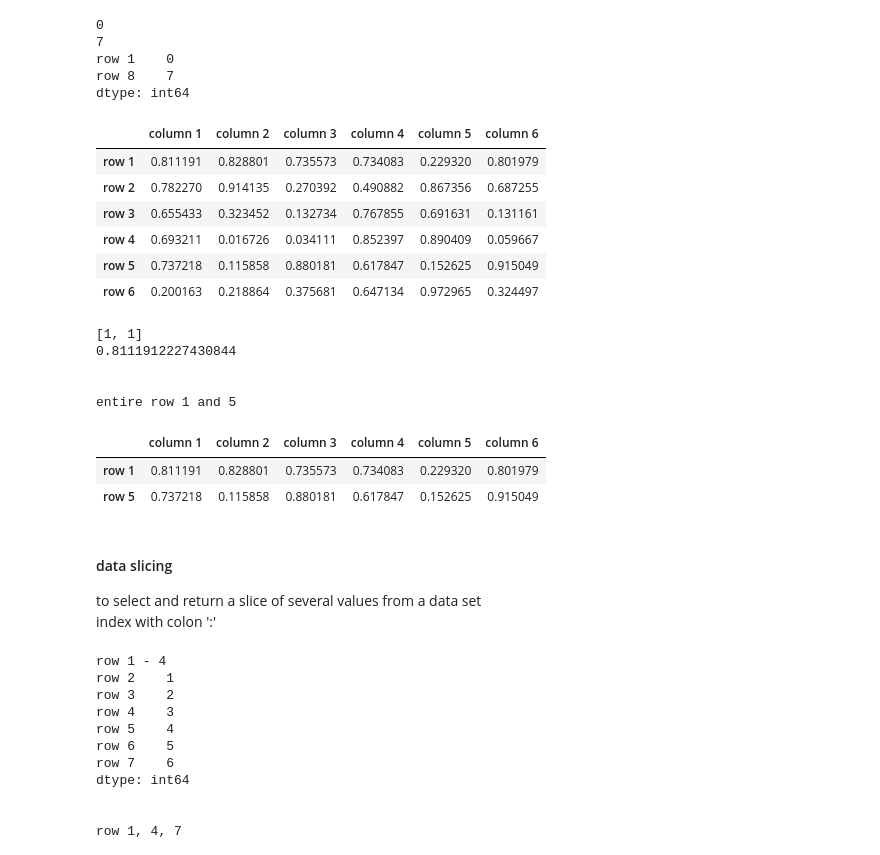
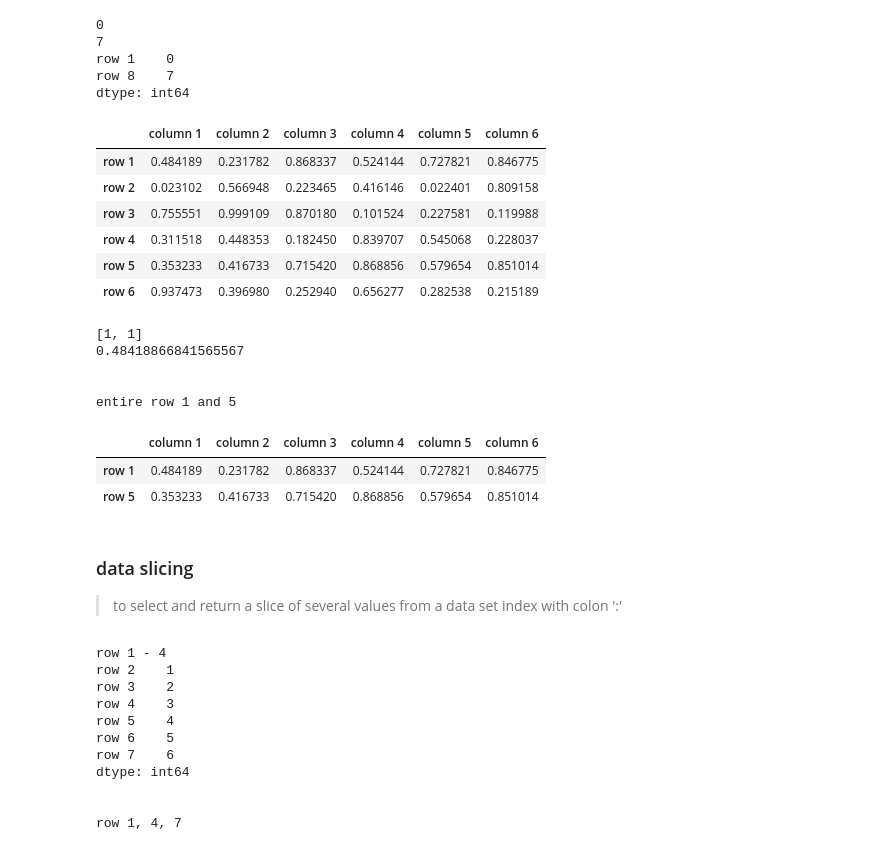
Before and after one commit to jinniethepooh/nlp, a Jupyter notebook: linkedin/basic_data_prep.ipynb, the cells around one changed output. Saved outputs shown, nothing was run; the diff lists cells and outputs as text; code cells hidden in the pictures.

```diff
--- a/linkedin/basic_data_prep.ipynb
+++ b/linkedin/basic_data_prep.ipynb
@@ -69,27 +69,27 @@ dtype: int64
 # %%
 # DataFrame
 # create label index for a dataframe
 df_index_row = []
 df_index_row = index_generator(df_index_row, df_size, 'row')
 df_index_col = []
 df_index_col = index_generator(df_index_col, df_size, 'column')
 
 # create a DataFrame name 'df_obj'
-df_obj = DataFrame(	data=np.random.rand(36).reshape(6, 6),
+df_obj = DataFrame(	data=np.random.rand(df_size ** 2).reshape(df_size, df_size),
 					index=df_index_row,
 					columns=df_index_col
 		)
 
 # display the whole series
 df_obj
 # %% [output]
 |  | column 1 | column 2 | column 3 | column 4 | column 5 | column 6 |
-| row 1 | 0.811191 | 0.828801 | 0.735573 | 0.734083 | 0.229320 | 0.801979 |
-| row 2 | 0.782270 | 0.914135 | 0.270392 | 0.490882 | 0.867356 | 0.687255 |
-| row 3 | 0.655433 | 0.323452 | 0.132734 | 0.767855 | 0.691631 | 0.131161 |
-| row 4 | 0.693211 | 0.016726 | 0.034111 | 0.852397 | 0.890409 | 0.059667 |
-| row 5 | 0.737218 | 0.115858 | 0.880181 | 0.617847 | 0.152625 | 0.915049 |
-| row 6 | 0.200163 | 0.218864 | 0.375681 | 0.647134 | 0.972965 | 0.324497 |
+| row 1 | 0.484189 | 0.231782 | 0.868337 | 0.524144 | 0.727821 | 0.846775 |
+| row 2 | 0.023102 | 0.566948 | 0.223465 | 0.416146 | 0.022401 | 0.809158 |
+| row 3 | 0.755551 | 0.999109 | 0.870180 | 0.101524 | 0.227581 | 0.119988 |
+| row 4 | 0.311518 | 0.448353 | 0.182450 | 0.839707 | 0.545068 | 0.228037 |
+| row 5 | 0.353233 | 0.416733 | 0.715420 | 0.868856 | 0.579654 | 0.851014 |
+| row 6 | 0.937473 | 0.396980 | 0.252940 | 0.656277 | 0.282538 | 0.215189 |
 # %%
 # print the element specified by label index
 print('[1, 1]')
@@ -99,18 +99,17 @@ print('entire row 1 and 5')
 df_obj.loc[['row 1', 'row 5']]
 # %% [output]
 [1, 1]
-0.8111912227430844
+0.48418866841565567
 
 
 entire row 1 and 5
 |  | column 1 | column 2 | column 3 | column 4 | column 5 | column 6 |
-| row 1 | 0.811191 | 0.828801 | 0.735573 | 0.734083 | 0.229320 | 0.801979 |
-| row 5 | 0.737218 | 0.115858 | 0.880181 | 0.617847 | 0.152625 | 0.915049 |
+| row 1 | 0.484189 | 0.231782 | 0.868337 | 0.524144 | 0.727821 | 0.846775 |
+| row 5 | 0.353233 | 0.416733 | 0.715420 | 0.868856 | 0.579654 | 0.851014 |
 # %% [markdown]
-<h4>data slicing</h4>
-<p>to select and return a slice of several values from a data set<br>
-index with colon ':'
-</p>
+### data slicing
+> to select and return a slice of several values from a data set
+> index with colon ':'
 # %%
 # data slicing with series
 print('row 1 - 4')
```
Also changed, not shown: parts of 45 cells of this notebook, 6 other files.
